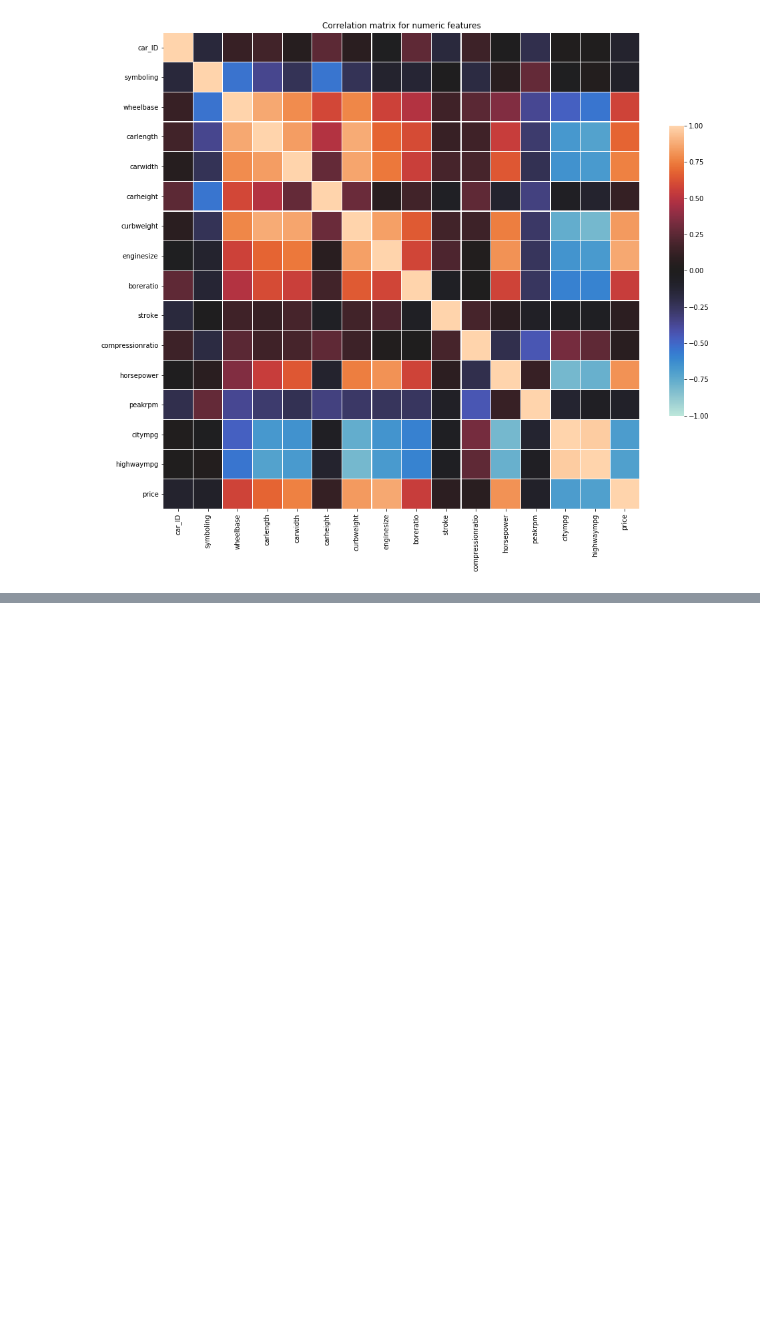
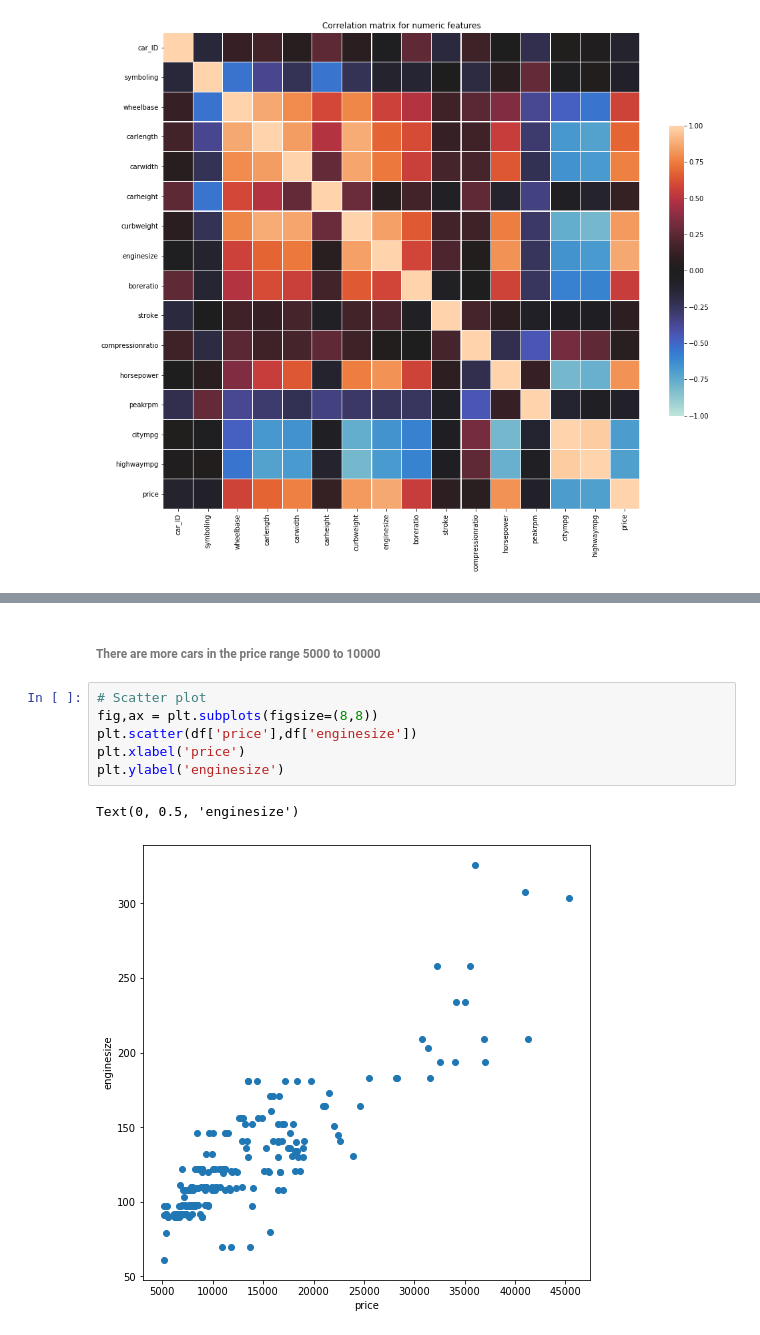
Before and after one commit to PriyaVj-DS/DataScience-Cert-MilestoneProjects, a Jupyter notebook: Multiple Regression Predicting Car Prices.ipynb, the cells around one changed output, grey strips where cells are left out. Cells and saved outputs as stored; diff of their text form; blank space fills up the shorter version.

```diff
--- a/Multiple Regression Predicting Car Prices.ipynb
+++ b/Multiple Regression Predicting Car Prices.ipynb
@@ -58,0 +164,11 @@ SyntaxError: invalid syntax (<ipython-input-16-9ad2d3ab5ac9>, line 1)
+# %% [markdown]
+###### There are more cars in the price range 5000 to 10000
+# %%
+# Scatter plot
+fig,ax = plt.subplots(figsize=(8,8))
+plt.scatter(df['price'],df['enginesize'])
+plt.xlabel('price')
+plt.ylabel('enginesize')
+# %% [output]
+Text(0, 0.5, 'enginesize')
+[figure, added]
```
Also changed, not shown: parts of 12 cells of this notebook.
